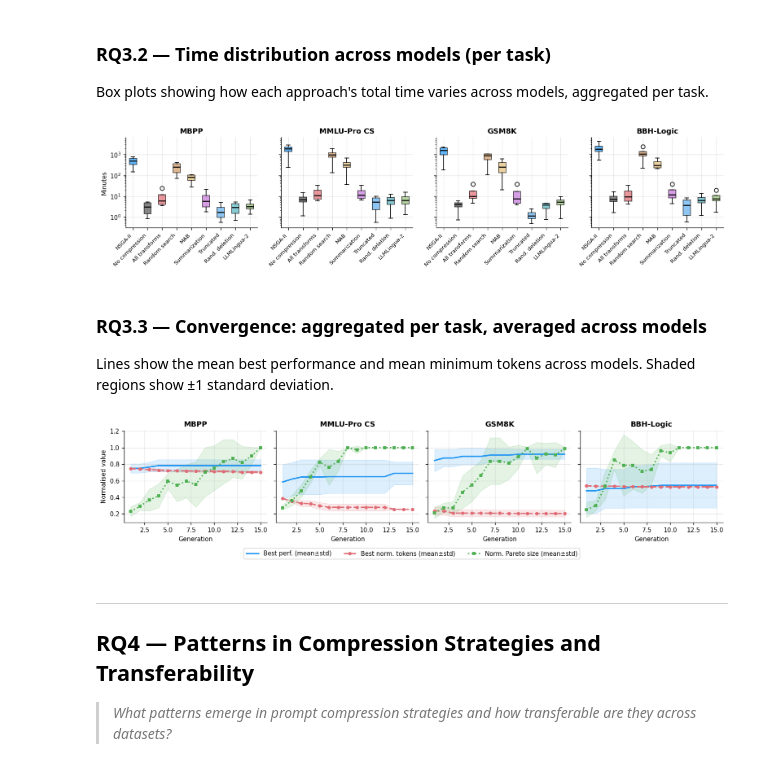
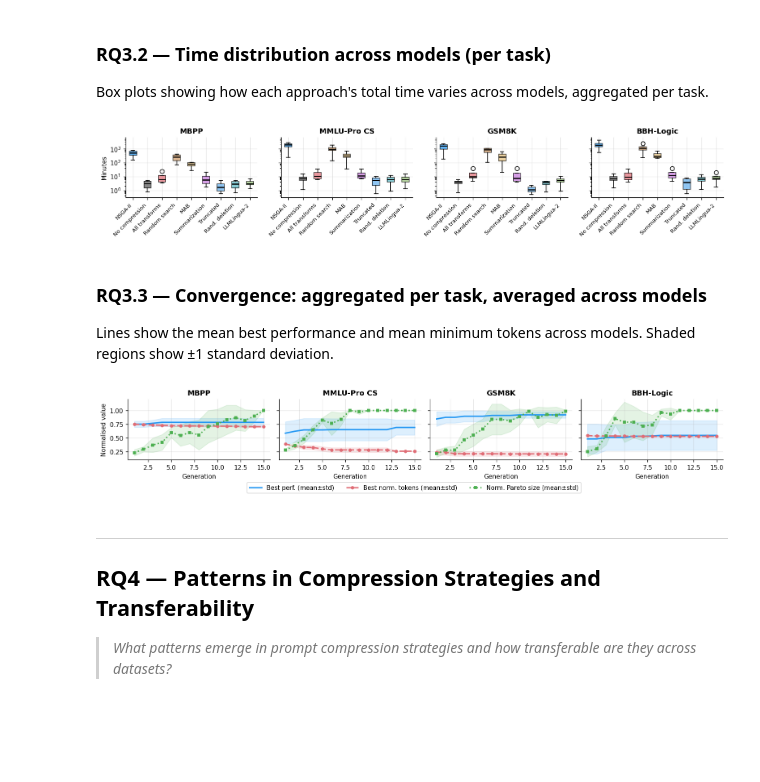
Before and after one commit to vincenzo-scotti/prompt_compression, a Jupyter notebook: notebooks/visualizations.ipynb, the cells around one changed output. Drawn from its saved outputs; the diff is of its cells as text; code cells hidden in the pictures; blank space fills up the shorter version.

```diff
--- a/notebooks/visualizations.ipynb
+++ b/notebooks/visualizations.ipynb
@@ -314,7 +314,7 @@ else:
     ncols = 2  # performance bar | tokens violin
 
     fig, axes = plt.subplots(nrows, ncols,
-                             figsize=(COL1, ROW_H * nrows * 0.75), sharex='col', squeeze=False)
+                             figsize=(COL1, ROW_H * nrows * 0.7), sharex='col', squeeze=False)
 
     for ri, tlabel in enumerate(tasks_with_data):
         sub = df_rq2[df_rq2['task'] == tlabel]
@@ -360,7 +360,7 @@ else:
             if ri == 0:
                 ax.set_title(xlabel, fontweight='bold')
             if ci == 0:
-                ax.annotate(tlabel, xy=(-0.3, 0.5), xycoords='axes fraction',
+                ax.annotate(tlabel, xy=(-0.325, 0.5), xycoords='axes fraction',
                             fontsize=10, fontweight='bold', rotation=90, va='center')
 
     plt.tight_layout()
@@ -438,7 +438,7 @@ else:
 
     nrows = len(tasks_with_data_best)
     fig, axes = plt.subplots(nrows, 2,
-                             figsize=(COL1, ROW_H * nrows * 0.75),
+                             figsize=(COL1, ROW_H * nrows * 0.7),
                              sharex='col', squeeze=False)
 
     for ri, tlabel in enumerate(tasks_with_data_best):
@@ -482,7 +482,7 @@ else:
             if ri == 0:
                 ax.set_title(ylabel, fontweight='bold')
             if ci == 0:
-                ax.annotate(tlabel, xy=(-0.3, 0.5), xycoords='axes fraction',
+                ax.annotate(tlabel, xy=(-0.325, 0.5), xycoords='axes fraction',
                             fontsize=10, fontweight='bold', rotation=90, va='center')
 
     plt.tight_layout()
@@ -604,7 +604,7 @@ else:
                         if st['label'] in df_time['approach'].unique()]))
 
     ncols = len(tasks_present)
-    fig, axes = plt.subplots(1, ncols, figsize=(COL2, ROW_H * 1.25), squeeze=False, sharey=True)
+    fig, axes = plt.subplots(1, ncols, figsize=(COL2, ROW_H), squeeze=False, sharey=True)
 
     for ci, tlabel in enumerate(tasks_present):
         ax = axes[0][ci]
@@ -630,7 +630,7 @@ else:
     fig.savefig(FIG_DIR / 'rq3_2_timing_boxplots.pdf', bbox_inches='tight')
     plt.show()
 # %% [output]
-[figure, old version]
+[figure, new version]
 # %% [markdown]
 ### RQ3.3 — Convergence: aggregated per task, averaged across models
 
@@ -668,7 +668,7 @@ else:
     nrows = (len(tasks_conv) + ncols - 1) // ncols
 
     fig, axes = plt.subplots(nrows, ncols, sharey=True,
-                             figsize=(COL2, ROW_H * nrows * 1.1), squeeze=False)
+                             figsize=(COL2, ROW_H * nrows * 0.85), squeeze=False)
 
     for idx, tlabel in enumerate(tasks_conv):
         ax = axes[idx // ncols][idx % ncols]
@@ -702,34 +702,34 @@ else:
             all_norm_tok.append(nt_series)
             all_norm_pareto.append(np_series)
 
         def plot_mean_std(ax, gens, data, color, label, ls='-', marker=None):
             arr = np.array(data, dtype=float)
             mean = np.nanmean(arr, axis=0)
             std  = np.nanstd(arr, axis=0)
             ax.plot(gens, mean, color=color, lw=2, ls=ls, label=label,
                     marker=marker, markersize=4, markevery=max(1, len(gens)//10))
             ax.fill_between(gens, mean - std, mean + std, color=color, alpha=0.15)
 
         plot_mean_std(ax, gens, all_best_perf,  '#2196F3', 'Best perf. (mean±std)')
         plot_mean_std(ax, gens, all_norm_tok,   '#e06c75', 'Best norm. tokens (mean±std)',  ls='--', marker='o')
         plot_mean_std(ax, gens, all_norm_pareto,'#4caf50', 'Norm. Pareto size (mean±std)', ls=':', marker='s')
 
         ax.set_xlabel('Generation')
         if idx == 0:
             ax.set_ylabel('Normalised value')
         ax.set_title(tlabel, fontweight='bold')
 
     for idx in range(len(tasks_conv), nrows * ncols):
         axes[idx // ncols][idx % ncols].set_visible(False)
 
     handles, labels = axes[0][0].get_legend_handles_labels()
     fig.legend(handles, labels, loc='lower center', ncol=len(labels),
                bbox_to_anchor=(0.5, -0.1), frameon=True, fontsize=9)
     plt.tight_layout()
     fig.savefig(FIG_DIR / 'rq3_3_convergence.pdf', bbox_inches='tight')
     plt.show()
 # %% [output]
-[figure, old version]
+[figure, new version]
 # %% [markdown]
 ---
 ## RQ4 — Patterns in Compression Strategies and Transferability
```
Also changed, not shown: parts of 7 cells of this notebook.
